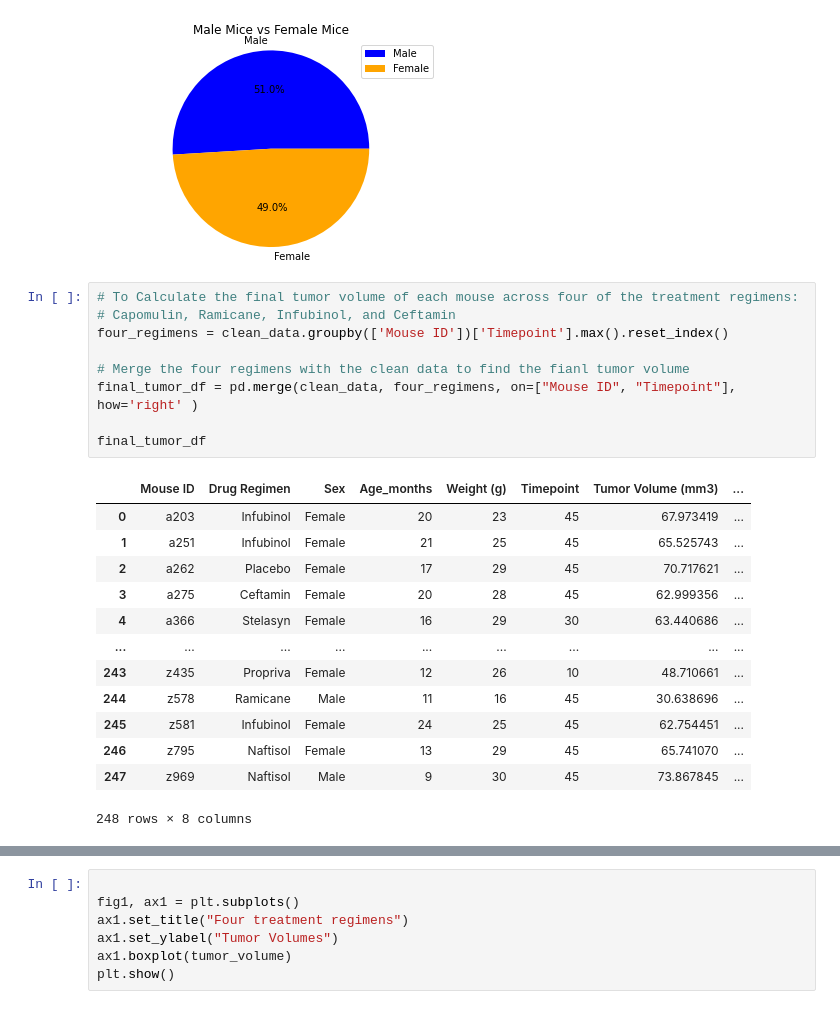
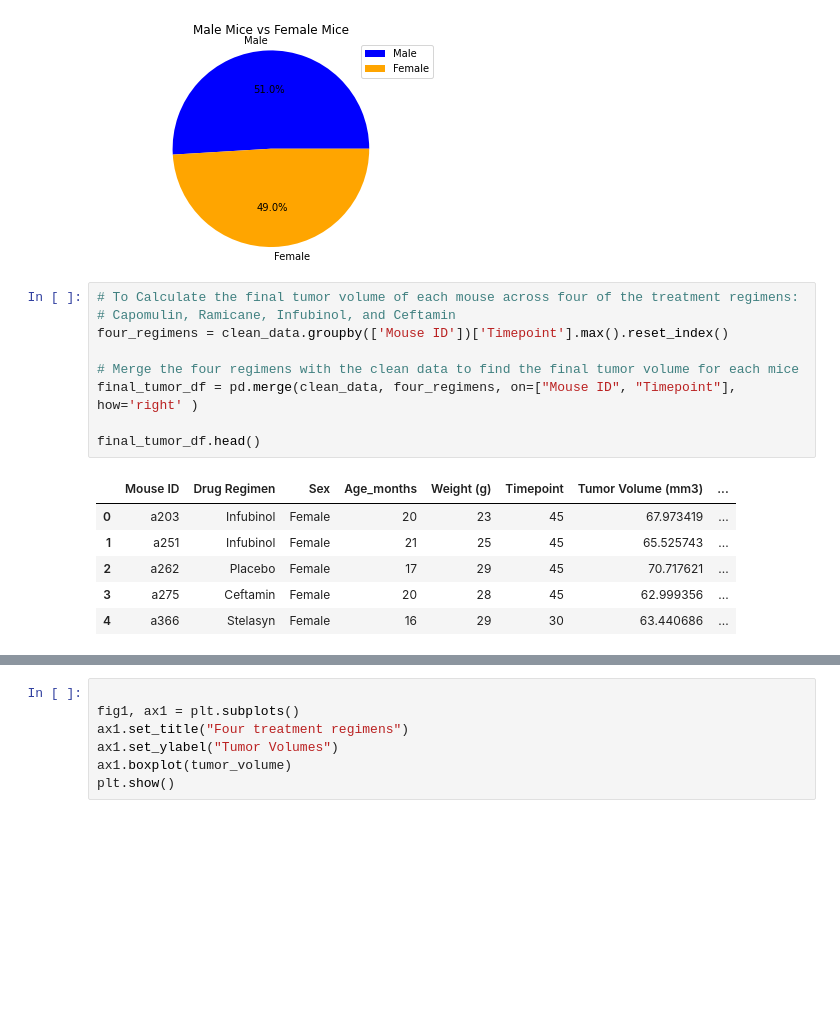
Before and after one commit to EdwinVargas22/UCI-Edwin-Vargas-Homework, a Jupyter notebook: 05-Matplotlib-Challenge/Script for Pharmaceutical.ipynb, the cells around one changed output, grey strips where cells are left out. Saved outputs shown, nothing was run; the diff lists cells and outputs as text; blank space fills up the shorter version.

```diff
--- a/05-Matplotlib-Challenge/Script for Pharmaceutical.ipynb
+++ b/05-Matplotlib-Challenge/Script for Pharmaceutical.ipynb
@@ -175,24 +175,17 @@ plt.show()
 # %%
 # To Calculate the final tumor volume of each mouse across four of the treatment regimens:
 # Capomulin, Ramicane, Infubinol, and Ceftamin
 four_regimens = clean_data.groupby(['Mouse ID'])['Timepoint'].max().reset_index()
 
-# Merge the four regimens with the clean data to find the fianl tumor volume
+# Merge the four regimens with the clean data to find the final tumor volume for each mice
 final_tumor_df = pd.merge(clean_data, four_regimens, on=["Mouse ID", "Timepoint"], how='right' )
 
-final_tumor_df
+final_tumor_df.head()
 # %% [output]
 |  | Mouse ID | Drug Regimen | Sex | Age_months | Weight (g) | Timepoint | Tumor Volume (mm3) | ... |
 | 0 | a203 | Infubinol | Female | 20 | 23 | 45 | 67.973419 | ... |
 | 1 | a251 | Infubinol | Female | 21 | 25 | 45 | 65.525743 | ... |
 | 2 | a262 | Placebo | Female | 17 | 29 | 45 | 70.717621 | ... |
 | 3 | a275 | Ceftamin | Female | 20 | 28 | 45 | 62.999356 | ... |
 | 4 | a366 | Stelasyn | Female | 16 | 29 | 30 | 63.440686 | ... |
-| ... | ... | ... | ... | ... | ... | ... | ... | ... |
-| 243 | z435 | Propriva | Female | 12 | 26 | 10 | 48.710661 | ... |
-| 244 | z578 | Ramicane | Male | 11 | 16 | 45 | 30.638696 | ... |
-| 245 | z581 | Infubinol | Female | 24 | 25 | 45 | 62.754451 | ... |
-| 246 | z795 | Naftisol | Female | 13 | 29 | 45 | 65.741070 | ... |
-| 247 | z969 | Naftisol | Male | 9 | 30 | 45 | 73.867845 | ... |
-248 rows × 8 columns
 # %%
```
Also changed, not shown: parts of 1 cell of this notebook.
